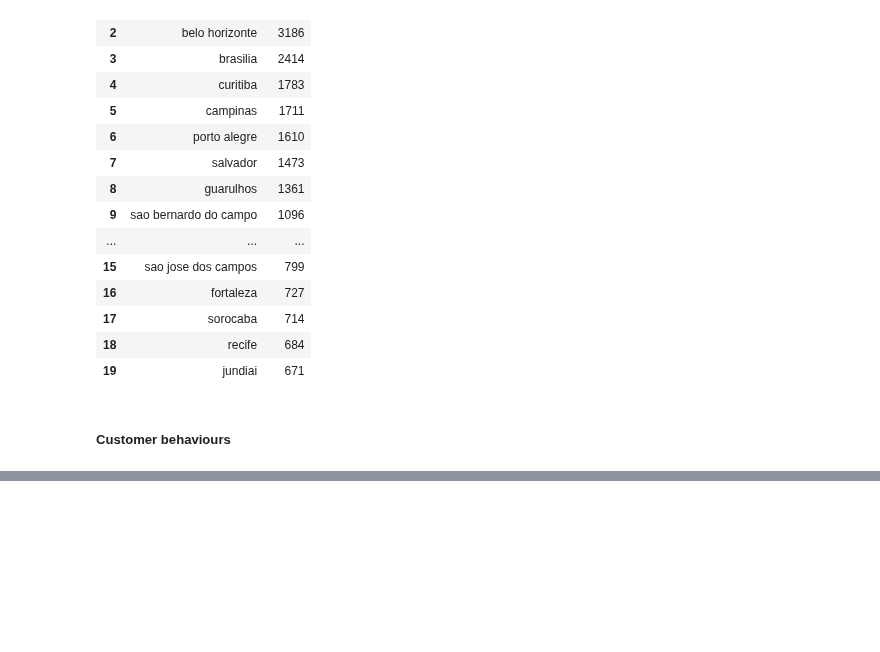
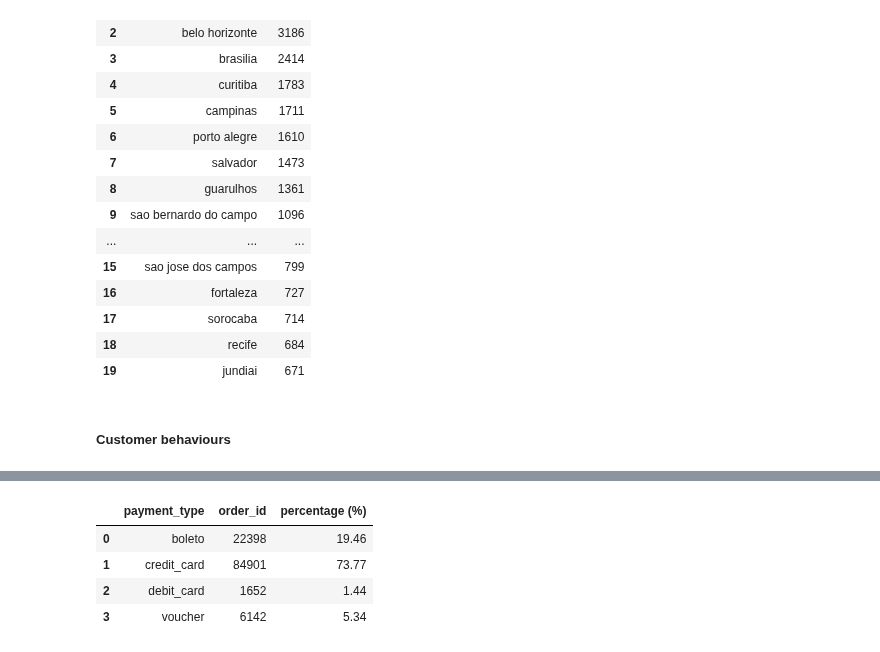
Before and after one commit to RioPramana21/Final-Project-Olist, a Jupyter notebook: preparation_notebooks/FinPro Olist Anlaysis.ipynb, the cells around one changed output, grey strips where cells are left out. Cells and saved outputs as stored; diff of their text form; code cells hidden in the pictures; blank space fills up the shorter version.

```diff
--- a/preparation_notebooks/FinPro Olist Anlaysis.ipynb
+++ b/preparation_notebooks/FinPro Olist Anlaysis.ipynb
@@ -960,3 +960,18 @@ display(top10_products_byrevenue)
 | 10592 | 53b36df67ebb7c41585e8d54d6772e08 | relogios_presentes | watches_gifts | 325 | 37929.42 |
 | 21571 | aca2eb7d00ea1a7b8ebd4e68314663af | moveis_decoracao | furniture_decor | 529 | 37743.60 |
 | 12047 | 5f504b3a1c75b73d6151be81eb05bdc9 | cool_stuff | cool_stuff | 63 | 37733.90 |
+# %%
+#type of payment
+
+df_payment_type = master_olist_dataset.groupby('payment_type')['order_id'].count().reset_index()
+
+total_reviews = df_payment_type['order_id'].sum()
+df_payment_type['percentage (%)'] = (df_payment_type['order_id'] / total_reviews * 100).round(2)
+
+display(df_payment_type)
+# %% [output]
+|  | payment_type | order_id | percentage (%) |
+| 0 | boleto | 22398 | 19.46 |
+| 1 | credit_card | 84901 | 73.77 |
+| 2 | debit_card | 1652 | 1.44 |
+| 3 | voucher | 6142 | 5.34 |
```
Also changed, not shown: parts of 2 cells of this notebook.
